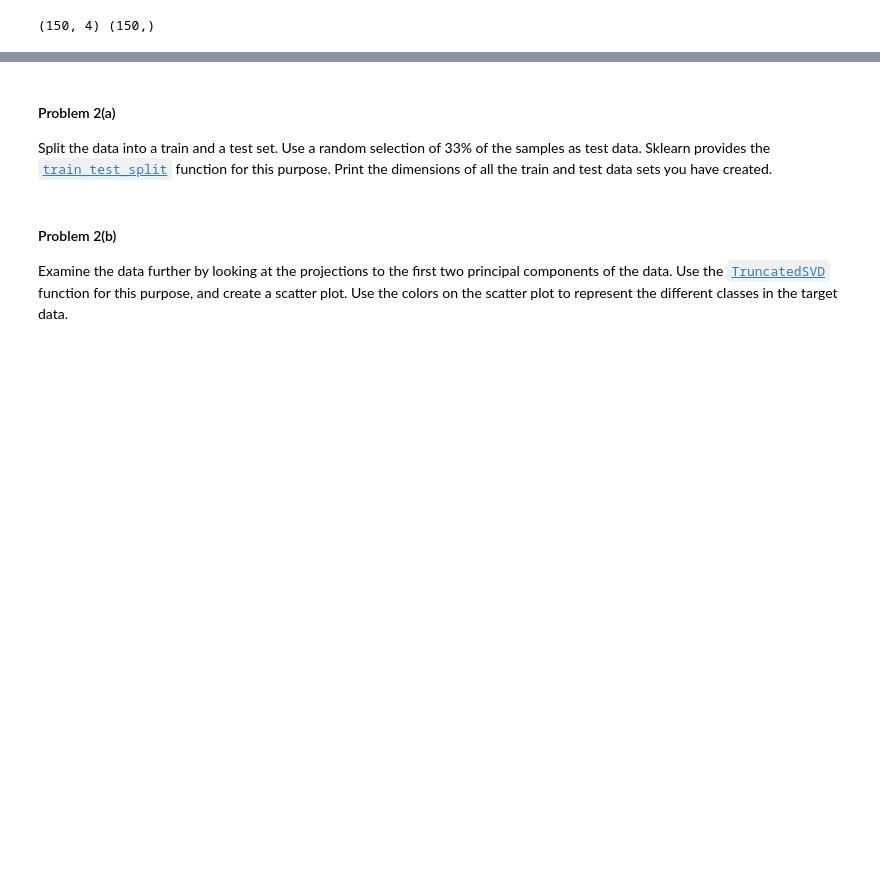
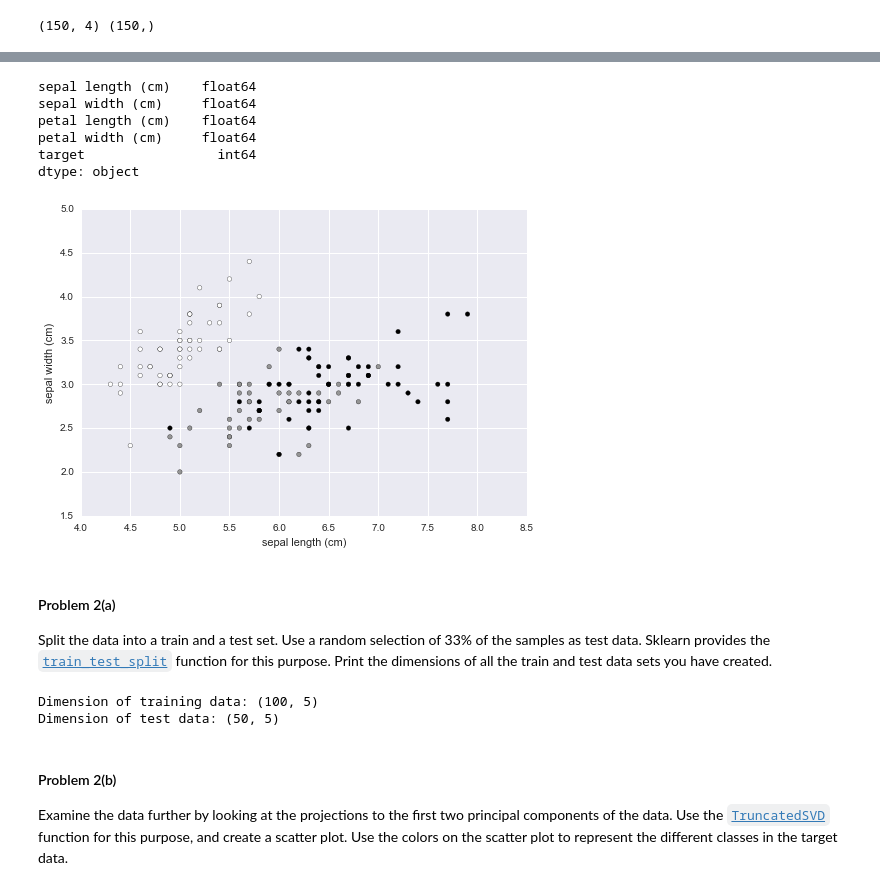
Before and after one commit to zchen1018/CS109-Harvard, a Jupyter notebook: Homework/HW3.ipynb, the cells around one changed output, grey strips where cells are left out. Drawn from its saved outputs; the diff is of its cells as text; code cells hidden in the pictures; blank space fills up the shorter version.

```diff
--- a/Homework/HW3.ipynb
+++ b/Homework/HW3.ipynb
@@ -473,3 +473,8 @@ Y = iris.target
 print X.shape, Y.shape
 # %% [output]
 (150, 4) (150,)
+# %%
+# Transform into DataFrame
+iris_df = pd.DataFrame(X, columns=iris.feature_names)
+iris_df['target'] = Y
+iris_df.head()
@@ -476,3 +488,17 @@ print X.shape, Y.shape
+# %%
+iris_df.dtypes
+# %% [output]
+sepal length (cm)    float64
+sepal width (cm)     float64
+petal length (cm)    float64
+petal width (cm)     float64
+target                 int64
+dtype: object
+# %%
+iris_df.plot.scatter(x = 'sepal length (cm)', y = 'sepal width (cm)', color = iris_df.target+20)
+plt.show()
+# %% [output]
+[figure, added]
 # %% [markdown]
 #### Problem 2(a)
 Split the data into a train and a test set. Use a random selection of 33% of the samples as test data. Sklearn provides the [`train_test_split`](http://scikit-learn.org/stable/modules/generated/sklearn.cross_validation.train_test_split.html) function for this purpose. Print the dimensions of all the train and test data sets you have created.
@@ -481,3 +505,12 @@ Split the data into a train and a test set. Use a random selection of 33% of the
+# %%
+### Your code here ###
+from sklearn.cross_validation import train_test_split
+iris_train, iris_test = train_test_split(iris_df, test_size = 0.33, random_state = 123)
+print "Dimension of training data:", iris_train.shape
+print "Dimension of test data:", iris_test.shape
+# %% [output]
+Dimension of training data: (100, 5)
+Dimension of test data: (50, 5)
 # %% [markdown]
 #### Problem 2(b)
 
```
Also changed, not shown: parts of 2 cells of this notebook, 1 other file.
